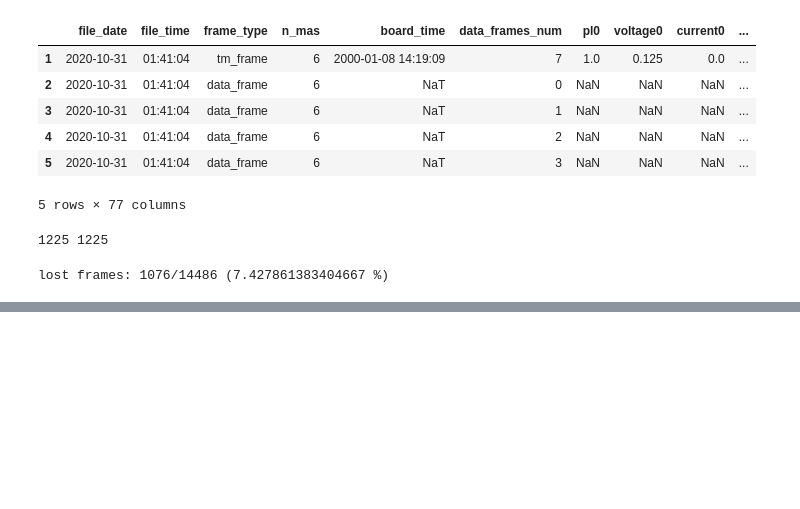
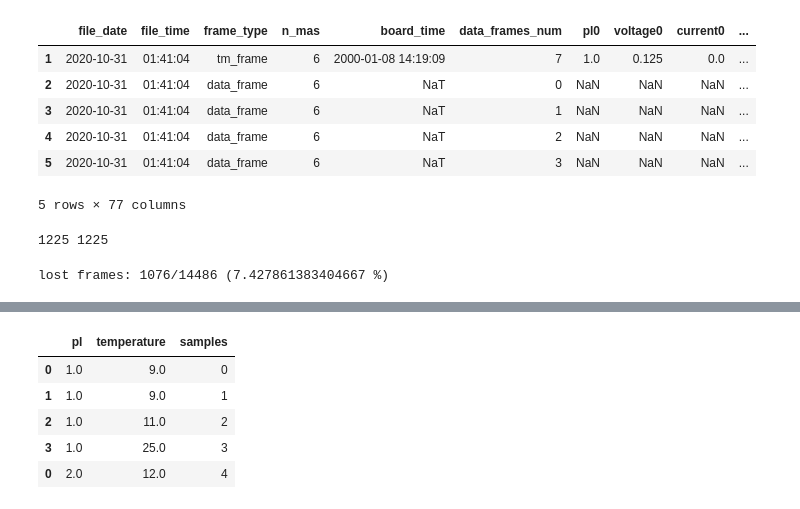
Before and after one commit to crashnester/satellite_tm_visualizer, a Jupyter notebook: notebook.ipynb, the cells around one changed output, grey strips where cells are left out. Cells and saved outputs as stored; diff of their text form; code cells hidden in the pictures; blank space fills up the shorter version.

```diff
--- a/notebook.ipynb
+++ b/notebook.ipynb
@@ -86,0 +127,9 @@ lost frames: 1076/14486 (7.427861383404667 %)
+# %%
+df_temperature.head()
+# %% [output]
+|  | pl | temperature | samples |
+| 0 | 1.0 | 9.0 | 0 |
+| 1 | 1.0 | 9.0 | 1 |
+| 2 | 1.0 | 11.0 | 2 |
+| 3 | 1.0 | 25.0 | 3 |
+| 0 | 2.0 | 12.0 | 4 |
```
Also changed, not shown: parts of 9 cells of this notebook.
